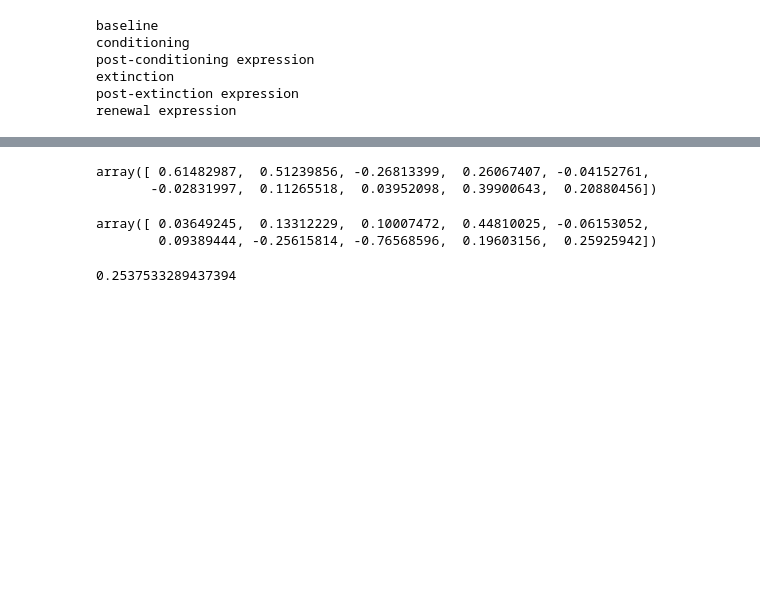
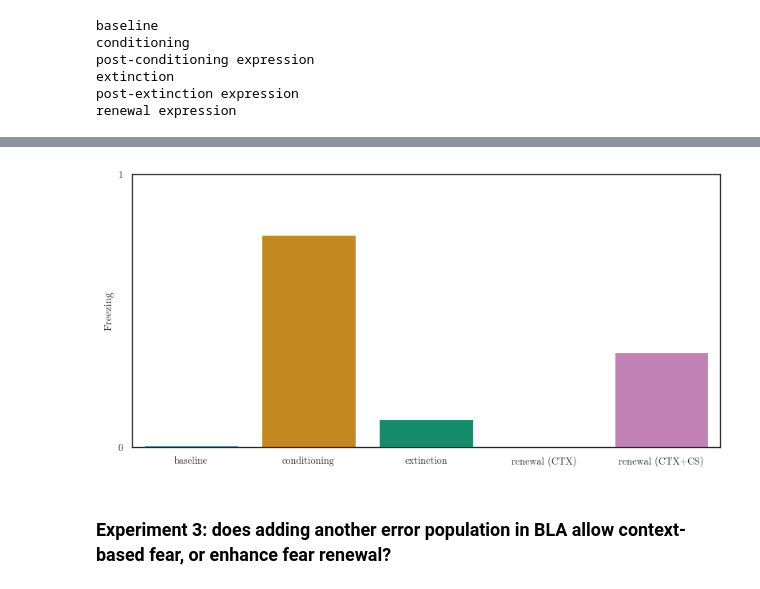
Before and after one commit to psipeter/amygdala, a Jupyter notebook: new.ipynb, the cells around one changed output, grey strips where cells are left out. Drawn from its saved outputs; the diff is of its cells as text; code cells hidden in the pictures; blank space fills up the shorter version.

```diff
--- a/new.ipynb
+++ b/new.ipynb
@@ -375,14 +330,31 @@ plt.tight_layout()
-# %%
-inputs.CTXs[0]
-# %% [output]
-array([ 0.61482987,  0.51239856, -0.26813399,  0.26067407, -0.04152761,
-       -0.02831997,  0.11265518,  0.03952098,  0.39900643,  0.20880456])
-# %%
-inputs.CTXs[1]
-# %% [output]
-array([ 0.03649245,  0.13312229,  0.10007472,  0.44810025, -0.06153052,
-        0.09389444, -0.25615814, -0.76568596,  0.19603156,  0.25925942])
-# %%
-np.dot(inputs.CTXs[0], inputs.CTXs[1])
-# %% [output]
-0.2537533289437394
+# %%
+data_fear = pd.DataFrame(columns=["Freezing", "Experiment"])
+data_fear = data_fear.append({
+    "Freezing": np.mean(sim.data[pCeA][T_baseline_inactive: T_baseline_active]),
+    "Experiment": "baseline"},
+    ignore_index=True)
+data_fear = data_fear.append({
+    "Freezing": np.mean(sim.data[pCeA][T_expression_cond_inactive: T_expression_cond_active]),
+    "Experiment": 'conditioning'},
+    ignore_index=True)
+data_fear = data_fear.append({
+    "Freezing": np.mean(sim.data[pCeA][T_expression_ext_inactive: T_expression_ext_active]),
+    "Experiment": 'extinction'},
+    ignore_index=True)
+data_fear = data_fear.append({
+    "Freezing": np.mean(sim.data[pCeA][T_expression_ext_active: T_expression_renewal_inactive]),
+    "Experiment": 'renewal (CTX)'},
+    ignore_index=True)
+data_fear = data_fear.append({
+    "Freezing": np.mean(sim.data[pCeA][T_expression_renewal_inactive: T_expression_renewal_active]),
+    "Experiment": 'renewal (CTX+CS)'},
+    ignore_index=True)
+
+fig, ax = plt.subplots(figsize=((8,4)))
+sns.barplot(data=data_fear, x='Experiment', y="Freezing", palette=palette[:5])
+ax.set(xlabel=None, yticks=((0,1)))
+plt.tight_layout()
+# %% [output]
+[figure, added]
+# %% [markdown]
+### Experiment 3: does adding another error population in BLA allow context-based fear, or enhance fear renewal?
```
Also changed, not shown: parts of 21 cells of this notebook.
